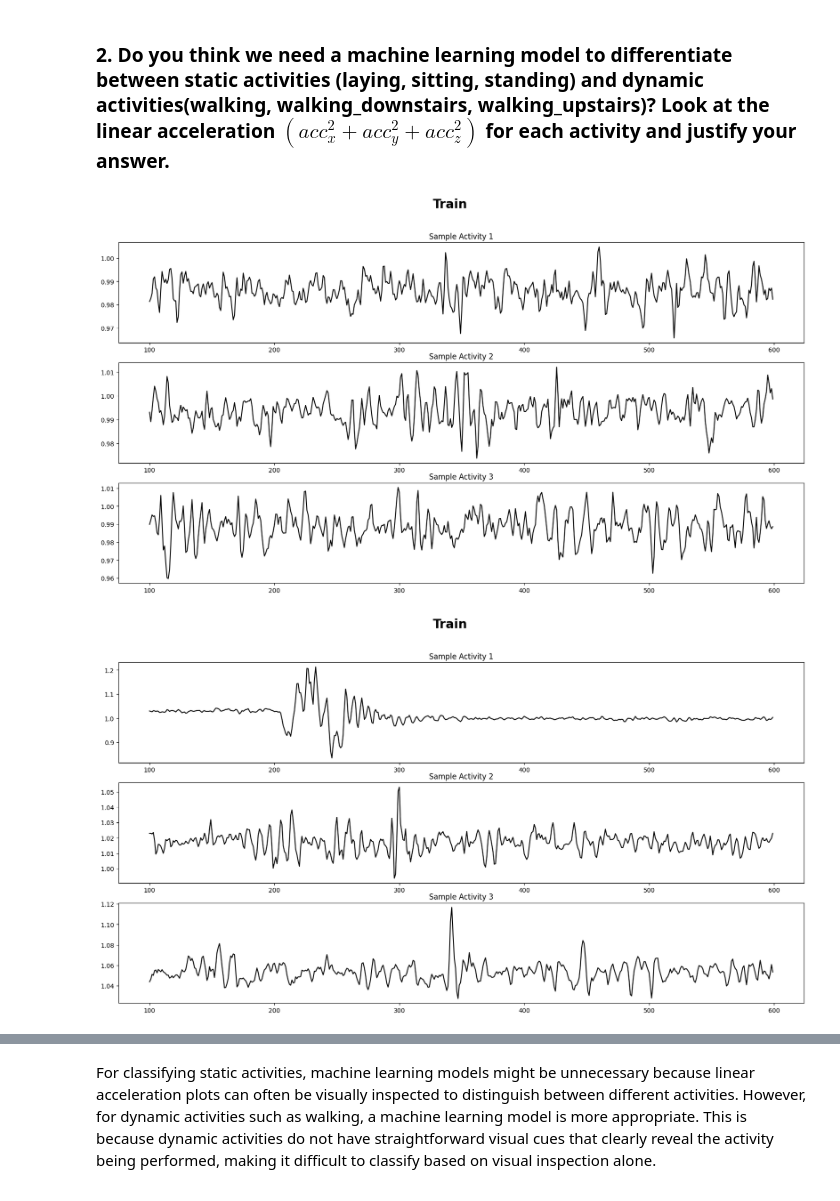
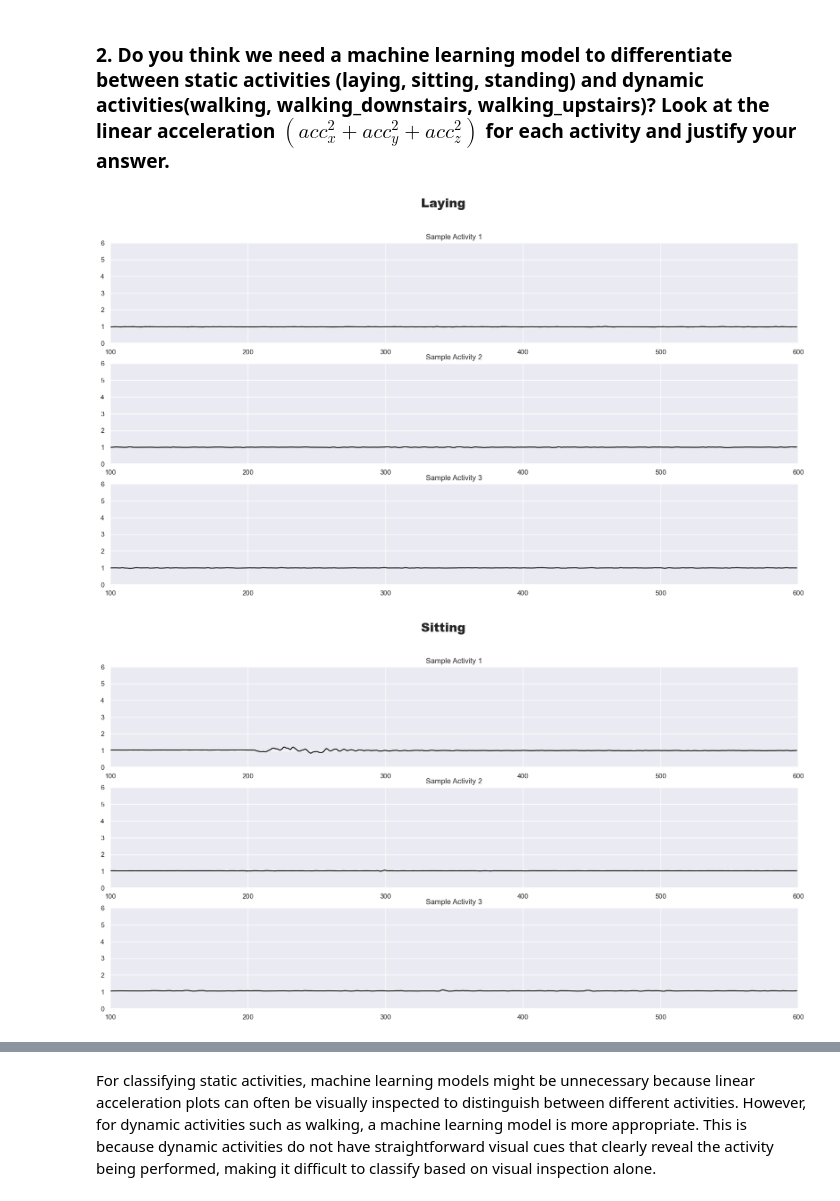
Before and after one commit to Karan-Gandhi/ES335-Assignment-1, a Jupyter notebook: task-1.ipynb, the cells around one changed output, grey strips where cells are left out. Drawn from its saved outputs; the diff is of its cells as text; code cells hidden in the pictures.

```diff
--- a/task-1.ipynb
+++ b/task-1.ipynb
@@ -85,7 +85,7 @@ def plot_pca(x: np.ndarray, y: np.ndarray, components=2, dot_size=0.5):
 # %%
 sample_data = get_sample_data(os.path.join("Datasets", 'Combined', 'Train'), 1)
 # %%
-titles = [sample.split('\\')[2].title().replace('_', ' ') for sample in sample_data]
+titles = [sample.split('\\')[3].title().replace('_', ' ') for sample in sample_data]
 
 def plot_waveforms():
     fig, (ax1, ax2, ax3, ax4, ax5, ax6) = plt.subplots(1, 6, figsize=(22, 4))
@@ -95,6 +95,8 @@ def plot_waveforms():
 
     for i, ax in enumerate((ax1, ax2, ax3, ax4, ax5, ax6)):
         ax.set_title(titles[i])
+        ax.set_ylim([-1, 2.2])
+        ax.set_xlim([100, 600])
         ax.plot(dfs[i]['accx'], color='r')
         ax.plot(dfs[i]['accy'], color='g')
         ax.plot(dfs[i]['accz'], color='b')
@@ -109,24 +111,26 @@ Yes, the model will be able to classify the activities based on the data.
 # %%
 def plot_sample_activities():
     activity_sample_data = get_sample_data(os.path.join("Datasets", 'Combined', 'Train'), 3)
 
     dfs = [pd.read_csv(activity_sample_data[i]).iloc[100:600, :] for i in range(18)]
 
     linear_accelerations = [dfs[i]['accx'] * dfs[i]['accx'] + dfs[i]['accy'] * dfs[i]['accy'] + dfs[i]['accz'] * dfs[i]['accz'] for i in range(18)]
 
     fig, ax = [], []
     for i in range(6):
         fig_, ax_ = plt.subplots(3, 1, figsize=(20, 10))
         fig.append(fig_)
         ax.append(ax_)
 
     for i, (fig_, ax_) in enumerate(zip(fig, ax)):
         fig_.suptitle(titles[i], fontsize=20, fontweight='heavy')
         for j in range(3):
             ax_[j].set_title(f'Sample Activity {j + 1}')
+            ax_[j].set_xlim([100, 600])
+            ax_[j].set_ylim([0, 6])
             ax_[j].plot(linear_accelerations[3 * i + j], color='black')
 
 plot_sample_activities()
 # %% [output]
-[figure, old version]
+[figure, new version]
-[figure, old version]
+[figure, new version]
```
Also changed, not shown: parts of 7 cells of this notebook.
